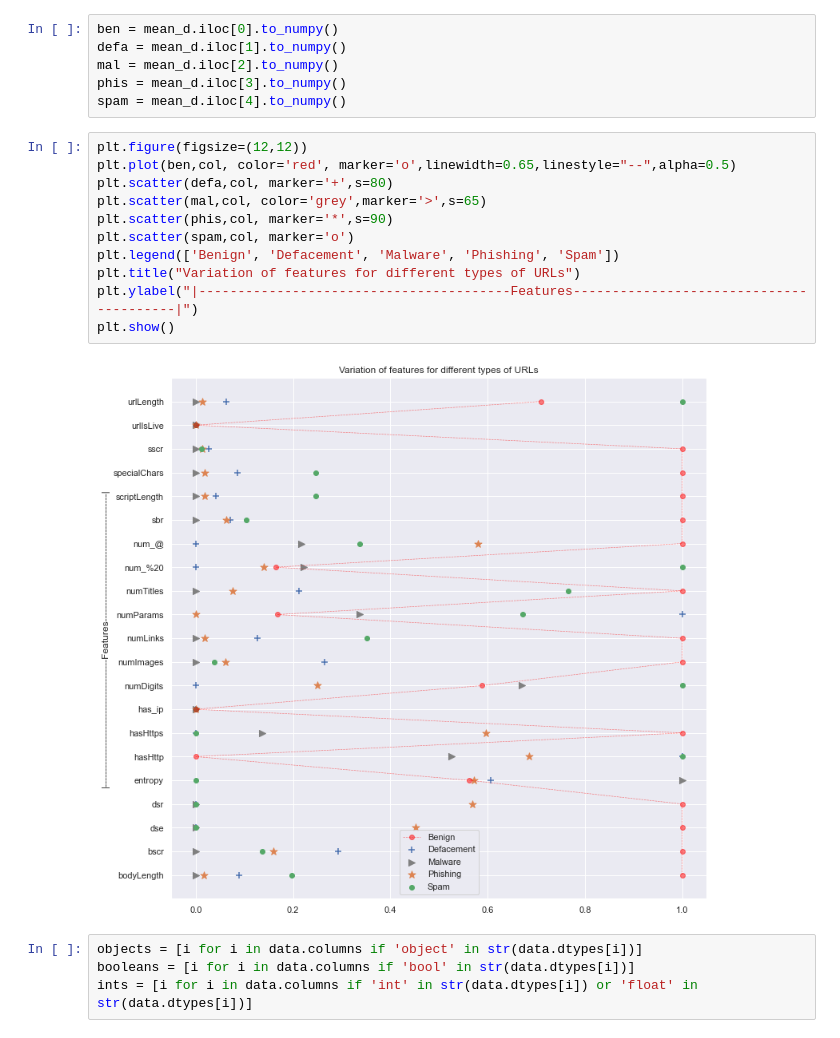
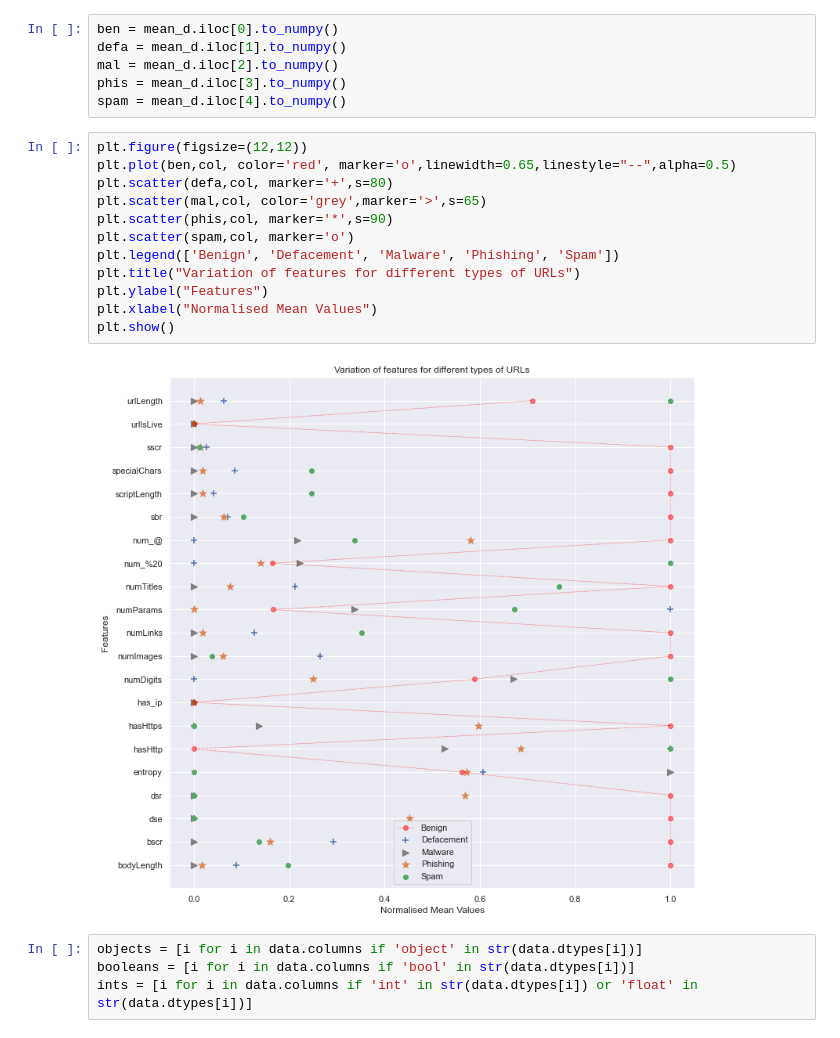
Before and after one commit to Rohith-2/url_classification_dl, a Jupyter notebook: Notebook/DataProcessing.ipynb, the cells around one changed output. Saved outputs shown, nothing was run; the diff lists cells and outputs as text.

Commit message:
labeled plots

```diff
--- a/Notebook/DataProcessing.ipynb
+++ b/Notebook/DataProcessing.ipynb
@@ -56,16 +56,17 @@ spam = mean_d.iloc[4].to_numpy()
 # %%
 plt.figure(figsize=(12,12))
 plt.plot(ben,col, color='red', marker='o',linewidth=0.65,linestyle="--",alpha=0.5)
 plt.scatter(defa,col, marker='+',s=80)
 plt.scatter(mal,col, color='grey',marker='>',s=65)
 plt.scatter(phis,col, marker='*',s=90)
 plt.scatter(spam,col, marker='o')
 plt.legend(['Benign', 'Defacement', 'Malware', 'Phishing', 'Spam'])
 plt.title("Variation of features for different types of URLs")
-plt.ylabel("|----------------------------------------Features----------------------------------------|")
+plt.ylabel("Features")
+plt.xlabel("Normalised Mean Values")
 plt.show()
 # %% [output]
-[figure, old version]
+[figure, new version]
 # %%
 objects = [i for i in data.columns if 'object' in str(data.dtypes[i])]
 booleans = [i for i in data.columns if 'bool' in str(data.dtypes[i])]
```
